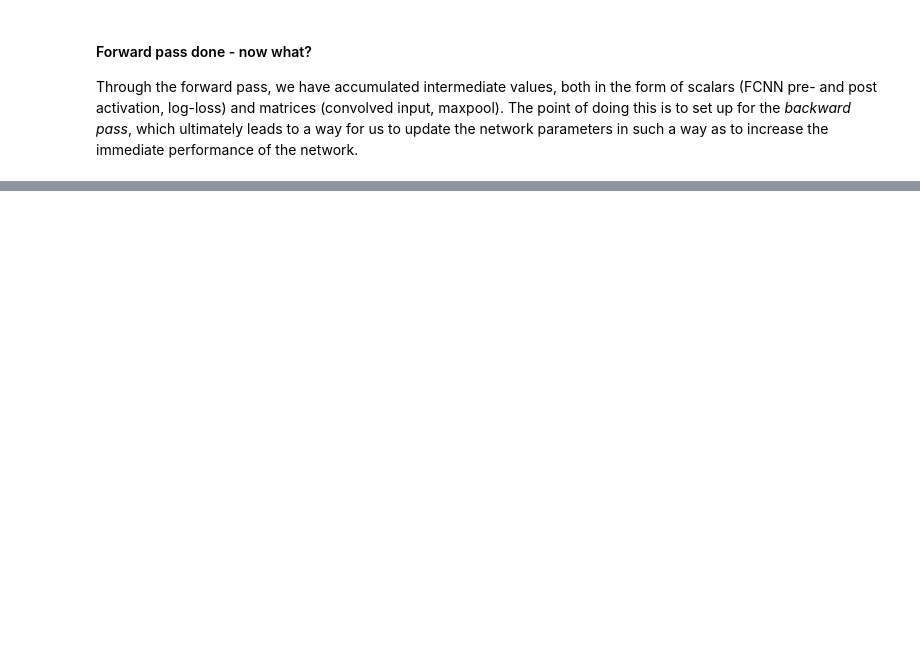
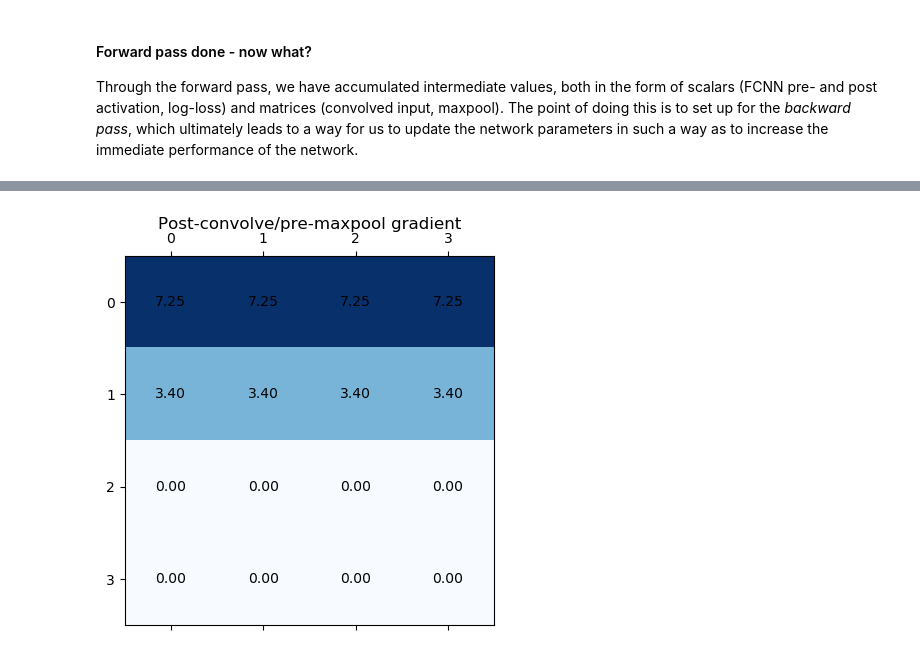
Before and after one commit to chrstrom/TDT17, a Jupyter notebook: chstr/01_CNN_FCNN.ipynb, the cells around one changed output, grey strips where cells are left out. Drawn from its saved outputs; the diff is of its cells as text; code cells hidden in the pictures; blank space fills up the shorter version.

```diff
--- a/chstr/01_CNN_FCNN.ipynb
+++ b/chstr/01_CNN_FCNN.ipynb
@@ -412,0 +426,8 @@ conv_bias -= learning_rate * grad_b1
+# %%
+delta_temp = np.zeros_like(a1.data)
+for max_indices, gradient in zip(maxpool_indices, delta_fcnn_weights):
+    delta_temp[max_indices] = gradient
+delta = delta_temp
+Matrix2D(delta).draw("Post-convolve/pre-maxpool gradient")
+# %% [output]
+[figure, added]
```
Also changed, not shown: parts of 26 cells of this notebook.
